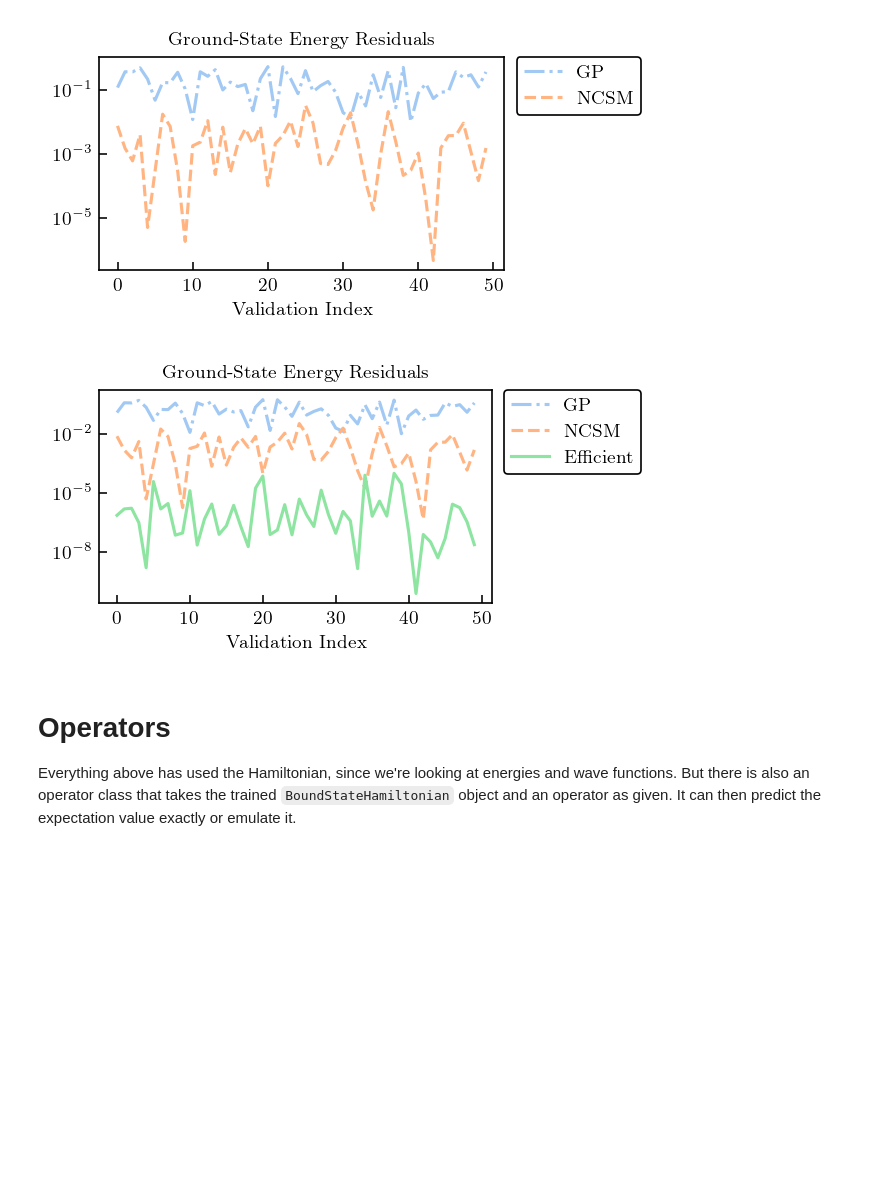
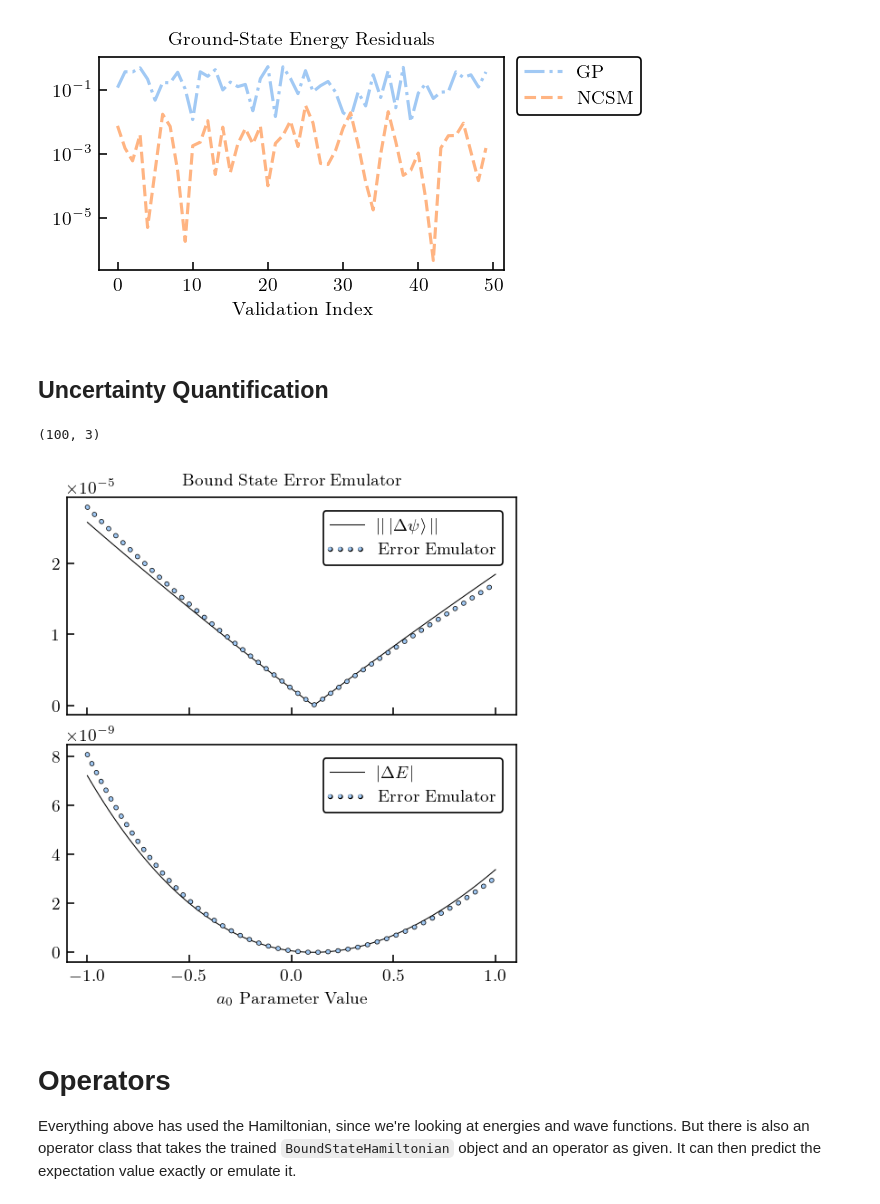
Before and after one commit to jordan-melendez/quantum-emulator-examples, a Jupyter notebook: notebooks/harmonic_oscillator_bound_states.ipynb, the cells around one changed output. Cells and saved outputs as stored; diff of their text form; code cells hidden in the pictures; blank space fills up the shorter version.

Commit message:
Add uncertainty

```diff
--- a/notebooks/harmonic_oscillator_bound_states.ipynb
+++ b/notebooks/harmonic_oscillator_bound_states.ipynb
@@ -247,17 +247,43 @@ ax.set_xlabel("Validation Index")
 fig.savefig("perturbed_oscillator_ground_state_energy_residuals_no_ec.png")
 # %% [output]
 [figure]
-# %%
-fig, ax = plt.subplots(figsize=(4, 2))
-ax.semilogy(np.arange(len(E_full)), np.abs(E_pred_gp-E_full), label='GP', ls='-.')
-ax.semilogy((E_pred_ncsm-E_full), label='NCSM', ls='--')
-ax.semilogy((E_pred-E_full), label='Efficient')
-ax.legend(loc='upper left', bbox_to_anchor=(1.03,1), borderaxespad=0)
-ax.set_title("Ground-State Energy Residuals")
-ax.set_xlabel("Validation Index")
-fig.savefig("perturbed_oscillator_ground_state_energy_residuals.png")
-# %% [output]
-[figure, removed]
+# %% [markdown]
+## Uncertainty Quantification
+# %%
+n_valid_1d = 100
+p0_valid_1d = np.linspace(-1, 1, n_valid_1d)
+p_valid_1d = np.stack([p0_valid_1d, 4.5*np.ones(n_valid_1d), -3.55 * np.ones(n_valid_1d)], axis=-1)
+p_valid_1d.shape
+# %% [output]
+(100, 3)
+# %%
+E_valid_1d_true = np.array([ham.predict(p, use_emulator=False) for p in p_valid_1d])
+E_valid_1d_pred = np.array([ham.predict(p, use_emulator=True) for p in p_valid_1d])
+
+psi_valid_1d_true = np.array([ham.exact_wave_function(p) for p in p_valid_1d])
+psi_valid_1d_pred = np.array([ham.emulate_wave_function(p) for p in p_valid_1d])
+
+abs_residual_1d = np.abs(E_valid_1d_pred - E_valid_1d_true)
+psi_residual_1d = np.linalg.norm(psi_valid_1d_pred - psi_valid_1d_true, axis=-1)
+stdv_psi_valid_1d = np.sqrt(np.array([ham.variance_expensive(p) for p in p_valid_1d]))
+stdv_E_valid_1d = stdv_psi_valid_1d ** 2
+# %%
+fig, axes = plt.subplots(2, 1, figsize=(3.5, 4), sharex=True)
+
+ax = axes[0]
+ax.plot(p0_valid_1d, psi_residual_1d, label=r"$||\,|{\Delta\psi}\rangle\,||$", **FULL_KWARGS)
+ax.plot(p0_valid_1d, stdv_psi_valid_1d * np.average(psi_residual_1d/stdv_psi_valid_1d), label="Error Emulator", **PRED_KWARGS)
+ax.legend()
+ax.set_title("Bound State Error Emulator")
+
+ax = axes[1]
+ax.plot(p0_valid_1d, abs_residual_1d, label=r"$|\Delta E|$", **FULL_KWARGS)
+ax.plot(p0_valid_1d, stdv_E_valid_1d * np.average(abs_residual_1d/stdv_E_valid_1d), label="Error Emulator", **PRED_KWARGS)
+ax.set_xlabel("$a_0$ Parameter Value")
+ax.legend()
+fig.savefig("bound_state_error_emulator.png")
+# %% [output]
+[figure, added]
 # %% [markdown]
 # Operators
 
```
Also changed, not shown: 1 other file.
